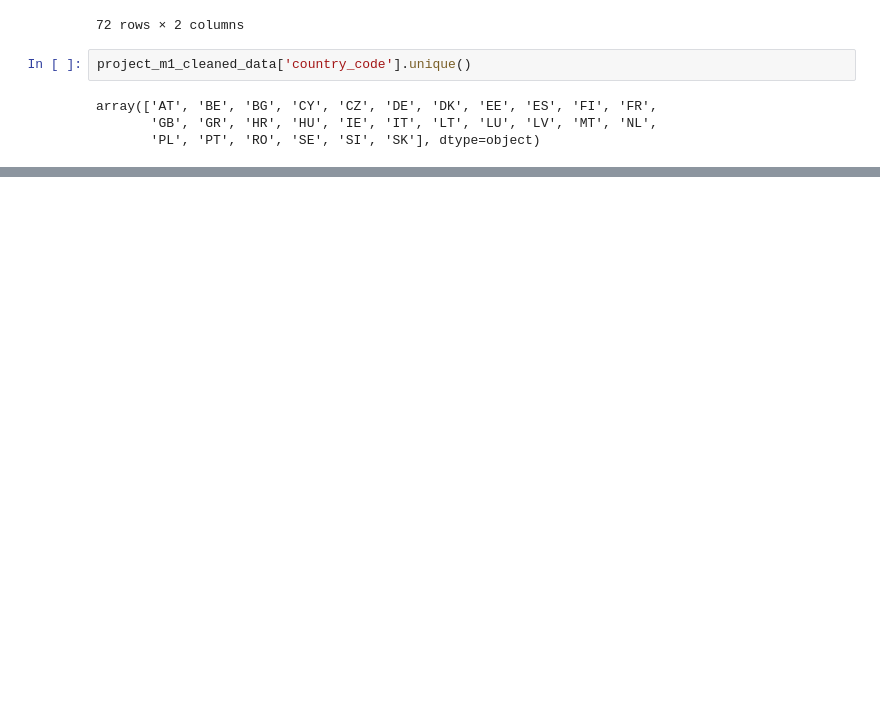
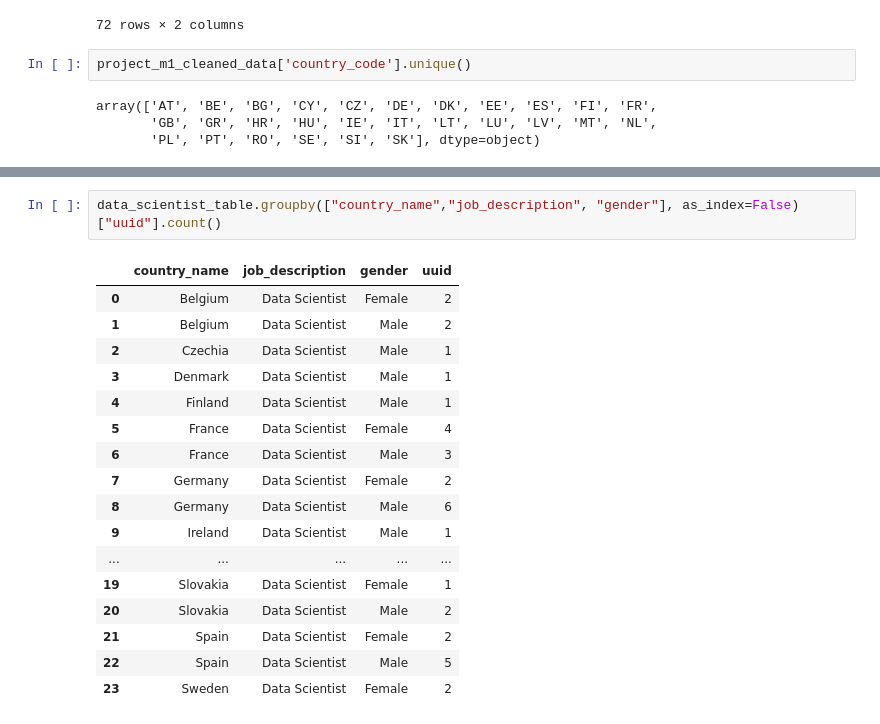
Before and after one commit to manuaq/project_m1, a Jupyter notebook: trash/project_module_1_full.ipynb, the cells around one changed output, grey strips where cells are left out. Cells and saved outputs as stored; diff of their text form; blank space fills up the shorter version.

```diff
--- a/trash/project_module_1_full.ipynb
+++ b/trash/project_module_1_full.ipynb
@@ -1130,0 +1188,20 @@ project_m1_cleaned_data
+# %%
+data_scientist_table.groupby(["country_name","job_description", "gender"], as_index=False)["uuid"].count()
+# %% [output]
+|  | country_name | job_description | gender | uuid |
+| 0 | Belgium | Data Scientist | Female | 2 |
+| 1 | Belgium | Data Scientist | Male | 2 |
+| 2 | Czechia | Data Scientist | Male | 1 |
+| 3 | Denmark | Data Scientist | Male | 1 |
+| 4 | Finland | Data Scientist | Male | 1 |
+| 5 | France | Data Scientist | Female | 4 |
+| 6 | France | Data Scientist | Male | 3 |
+| 7 | Germany | Data Scientist | Female | 2 |
+| 8 | Germany | Data Scientist | Male | 6 |
+| 9 | Ireland | Data Scientist | Male | 1 |
+| ... | ... | ... | ... | ... |
+| 19 | Slovakia | Data Scientist | Female | 1 |
+| 20 | Slovakia | Data Scientist | Male | 2 |
+| 21 | Spain | Data Scientist | Female | 2 |
+| 22 | Spain | Data Scientist | Male | 5 |
+| 23 | Sweden | Data Scientist | Female | 2 |
```
Also changed, not shown: parts of 18 cells of this notebook, 4 other files.
